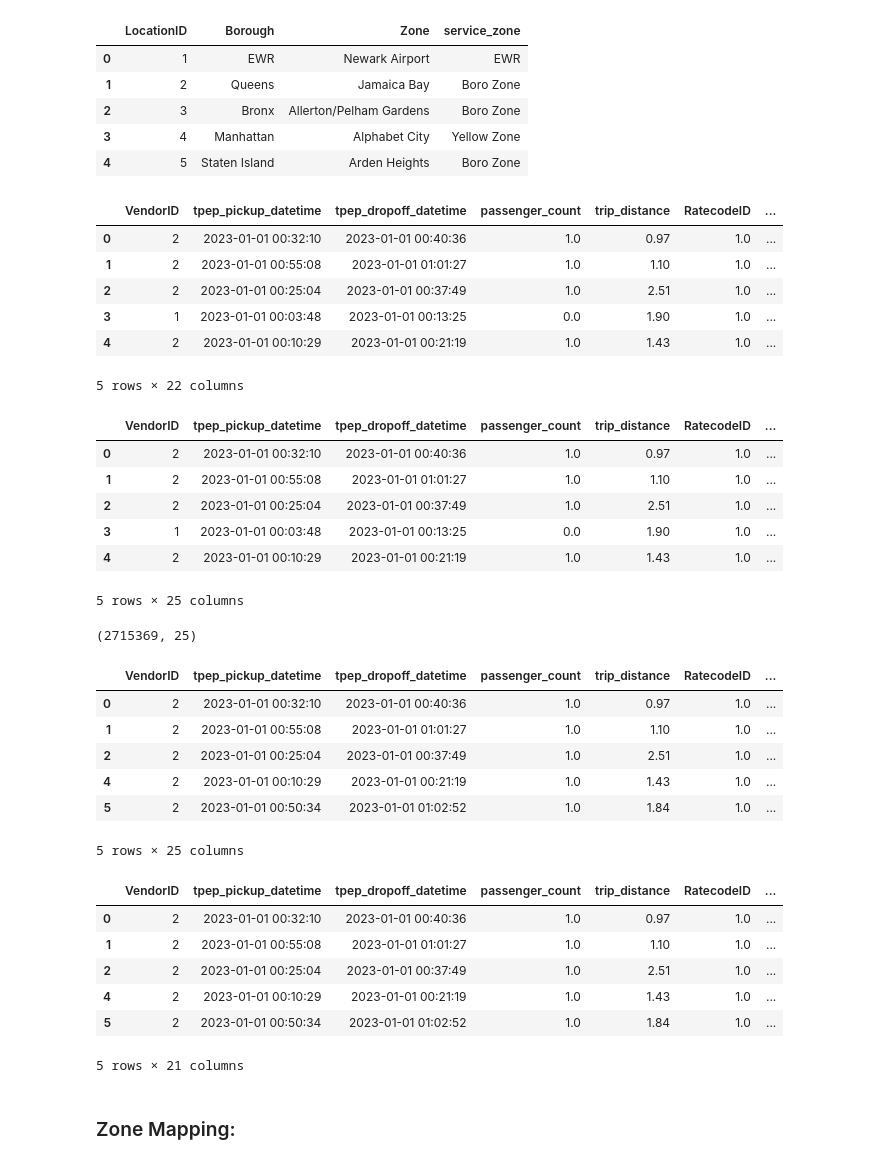
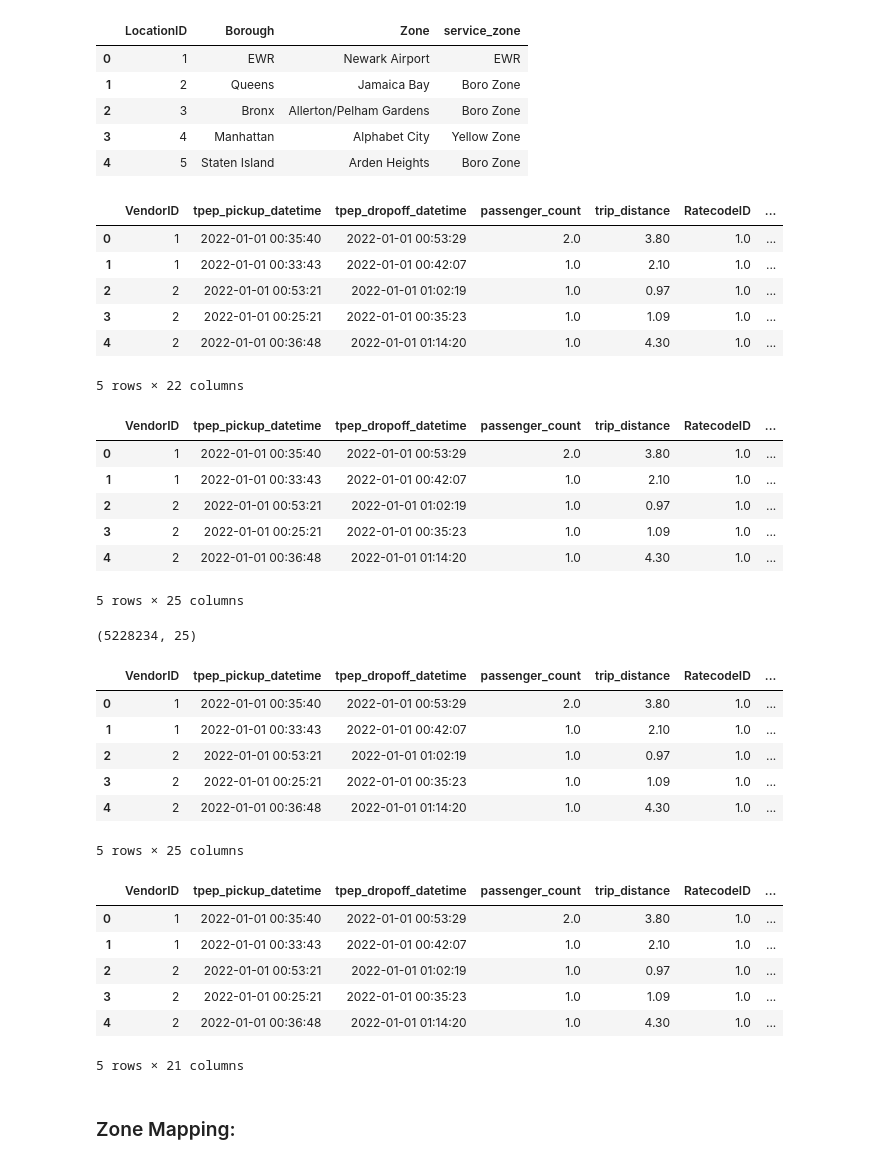
Before and after one commit to kartikjindgar/Optimal-Taxi-Dispatcher, a Jupyter notebook: data_prep.ipynb, the cells around one changed output. Cells and saved outputs as stored; diff of their text form; code cells hidden in the pictures.

```diff
--- a/data_prep.ipynb
+++ b/data_prep.ipynb
@@ -7 +7,9 @@ yellow_cab23 = pd.read_parquet('data/yellow_tripdata_2023-01.parquet', engine='f
+# %%
+train_22 = pd.read_parquet('data/2022/yellow_tripdata_2022-01.parquet', engine='fastparquet')
+for i in range(2,13):
+    if i<10:
+        train_new = pd.read_parquet('data/2022/yellow_tripdata_2022-0'+str(i)+'.parquet', engine='fastparquet')
+    else:
+        train_new = pd.read_parquet('data/2022/yellow_tripdata_2022-'+str(i)+'.parquet', engine='fastparquet')
+    train22 = train_22.append(train_new)
 # %%
@@ -34,51 +42,51 @@ DOnames = {'LocationID':'DOLocationID', 'Borough':'DOBorough', 'Zone':'DOZone',
 PUzones_manh.rename(columns=PUnames,inplace=True)
 DOzones_manh.rename(columns=DOnames,inplace=True)
 # %%
-yellow_cab23_joined = yellow_cab23.merge(PUzones_manh, on = 'PULocationID', how = 'left')
-yellow_cab23_joined.head()
+train22_joined = train22.merge(PUzones_manh, on = 'PULocationID', how = 'left')
+train22_joined.head()
 # zones.Borough.unique()
 # %% [output]
 |  | VendorID | tpep_pickup_datetime | tpep_dropoff_datetime | passenger_count | trip_distance | RatecodeID | ... |
-| 0 | 2 | 2023-01-01 00:32:10 | 2023-01-01 00:40:36 | 1.0 | 0.97 | 1.0 | ... |
-| 1 | 2 | 2023-01-01 00:55:08 | 2023-01-01 01:01:27 | 1.0 | 1.10 | 1.0 | ... |
-| 2 | 2 | 2023-01-01 00:25:04 | 2023-01-01 00:37:49 | 1.0 | 2.51 | 1.0 | ... |
-| 3 | 1 | 2023-01-01 00:03:48 | 2023-01-01 00:13:25 | 0.0 | 1.90 | 1.0 | ... |
-| 4 | 2 | 2023-01-01 00:10:29 | 2023-01-01 00:21:19 | 1.0 | 1.43 | 1.0 | ... |
+| 0 | 1 | 2022-01-01 00:35:40 | 2022-01-01 00:53:29 | 2.0 | 3.80 | 1.0 | ... |
+| 1 | 1 | 2022-01-01 00:33:43 | 2022-01-01 00:42:07 | 1.0 | 2.10 | 1.0 | ... |
+| 2 | 2 | 2022-01-01 00:53:21 | 2022-01-01 01:02:19 | 1.0 | 0.97 | 1.0 | ... |
+| 3 | 2 | 2022-01-01 00:25:21 | 2022-01-01 00:35:23 | 1.0 | 1.09 | 1.0 | ... |
+| 4 | 2 | 2022-01-01 00:36:48 | 2022-01-01 01:14:20 | 1.0 | 4.30 | 1.0 | ... |
 5 rows × 22 columns
 # %%
-yellow_cab23_joined = yellow_cab23_joined.merge(DOzones_manh, on = 'DOLocationID', how = 'left')
-yellow_cab23_joined.head()
+train22_joined = train22_joined.merge(DOzones_manh, on = 'DOLocationID', how = 'left')
+train22_joined.head()
 # %% [output]
 |  | VendorID | tpep_pickup_datetime | tpep_dropoff_datetime | passenger_count | trip_distance | RatecodeID | ... |
-| 0 | 2 | 2023-01-01 00:32:10 | 2023-01-01 00:40:36 | 1.0 | 0.97 | 1.0 | ... |
-| 1 | 2 | 2023-01-01 00:55:08 | 2023-01-01 01:01:27 | 1.0 | 1.10 | 1.0 | ... |
-| 2 | 2 | 2023-01-01 00:25:04 | 2023-01-01 00:37:49 | 1.0 | 2.51 | 1.0 | ... |
-| 3 | 1 | 2023-01-01 00:03:48 | 2023-01-01 00:13:25 | 0.0 | 1.90 | 1.0 | ... |
-| 4 | 2 | 2023-01-01 00:10:29 | 2023-01-01 00:21:19 | 1.0 | 1.43 | 1.0 | ... |
+| 0 | 1 | 2022-01-01 00:35:40 | 2022-01-01 00:53:29 | 2.0 | 3.80 | 1.0 | ... |
+| 1 | 1 | 2022-01-01 00:33:43 | 2022-01-01 00:42:07 | 1.0 | 2.10 | 1.0 | ... |
+| 2 | 2 | 2022-01-01 00:53:21 | 2022-01-01 01:02:19 | 1.0 | 0.97 | 1.0 | ... |
+| 3 | 2 | 2022-01-01 00:25:21 | 2022-01-01 00:35:23 | 1.0 | 1.09 | 1.0 | ... |
+| 4 | 2 | 2022-01-01 00:36:48 | 2022-01-01 01:14:20 | 1.0 | 4.30 | 1.0 | ... |
 5 rows × 25 columns
 # %%
-yellow_cab23_joined.dropna(subset = ['PUBorough'], inplace = True)
-print(yellow_cab23_joined.shape)
-yellow_cab23_joined.head()
+train22_joined.dropna(subset = ['PUBorough'], inplace = True)
+print(train22_joined.shape)
+train22_joined.head()
 # %% [output]
-(2715369, 25)
+(5228234, 25)
 |  | VendorID | tpep_pickup_datetime | tpep_dropoff_datetime | passenger_count | trip_distance | RatecodeID | ... |
-| 0 | 2 | 2023-01-01 00:32:10 | 2023-01-01 00:40:36 | 1.0 | 0.97 | 1.0 | ... |
-| 1 | 2 | 2023-01-01 00:55:08 | 2023-01-01 01:01:27 | 1.0 | 1.10 | 1.0 | ... |
-| 2 | 2 | 2023-01-01 00:25:04 | 2023-01-01 00:37:49 | 1.0 | 2.51 | 1.0 | ... |
-| 4 | 2 | 2023-01-01 00:10:29 | 2023-01-01 00:21:19 | 1.0 | 1.43 | 1.0 | ... |
-| 5 | 2 | 2023-01-01 00:50:34 | 2023-01-01 01:02:52 | 1.0 | 1.84 | 1.0 | ... |
+| 0 | 1 | 2022-01-01 00:35:40 | 2022-01-01 00:53:29 | 2.0 | 3.80 | 1.0 | ... |
+| 1 | 1 | 2022-01-01 00:33:43 | 2022-01-01 00:42:07 | 1.0 | 2.10 | 1.0 | ... |
+| 2 | 2 | 2022-01-01 00:53:21 | 2022-01-01 01:02:19 | 1.0 | 0.97 | 1.0 | ... |
+| 3 | 2 | 2022-01-01 00:25:21 | 2022-01-01 00:35:23 | 1.0 | 1.09 | 1.0 | ... |
+| 4 | 2 | 2022-01-01 00:36:48 | 2022-01-01 01:14:20 | 1.0 | 4.30 | 1.0 | ... |
 5 rows × 25 columns
 # %%
-yellow_cab23_joined.drop(['PUBorough', 'DOBorough', 'PUservice_zone', 'DOservice_zone'], axis = 1, inplace = True)
-yellow_cab23_joined.head()
+train22_joined.drop(['PUBorough', 'DOBorough', 'PUservice_zone', 'DOservice_zone'], axis = 1, inplace = True)
+train22_joined.head()
 # %% [output]
 |  | VendorID | tpep_pickup_datetime | tpep_dropoff_datetime | passenger_count | trip_distance | RatecodeID | ... |
-| 0 | 2 | 2023-01-01 00:32:10 | 2023-01-01 00:40:36 | 1.0 | 0.97 | 1.0 | ... |
-| 1 | 2 | 2023-01-01 00:55:08 | 2023-01-01 01:01:27 | 1.0 | 1.10 | 1.0 | ... |
-| 2 | 2 | 2023-01-01 00:25:04 | 2023-01-01 00:37:49 | 1.0 | 2.51 | 1.0 | ... |
-| 4 | 2 | 2023-01-01 00:10:29 | 2023-01-01 00:21:19 | 1.0 | 1.43 | 1.0 | ... |
-| 5 | 2 | 2023-01-01 00:50:34 | 2023-01-01 01:02:52 | 1.0 | 1.84 | 1.0 | ... |
+| 0 | 1 | 2022-01-01 00:35:40 | 2022-01-01 00:53:29 | 2.0 | 3.80 | 1.0 | ... |
+| 1 | 1 | 2022-01-01 00:33:43 | 2022-01-01 00:42:07 | 1.0 | 2.10 | 1.0 | ... |
+| 2 | 2 | 2022-01-01 00:53:21 | 2022-01-01 01:02:19 | 1.0 | 0.97 | 1.0 | ... |
+| 3 | 2 | 2022-01-01 00:25:21 | 2022-01-01 00:35:23 | 1.0 | 1.09 | 1.0 | ... |
+| 4 | 2 | 2022-01-01 00:36:48 | 2022-01-01 01:14:20 | 1.0 | 4.30 | 1.0 | ... |
 5 rows × 21 columns
 # %% [markdown]
 ### Zone Mapping:
```
Also changed, not shown: parts of 19 cells of this notebook.
